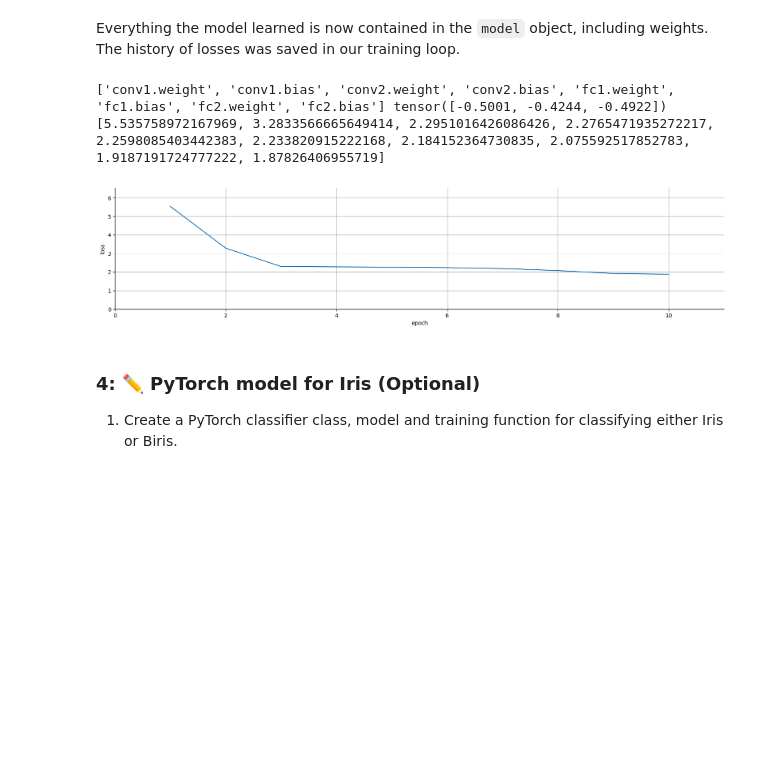
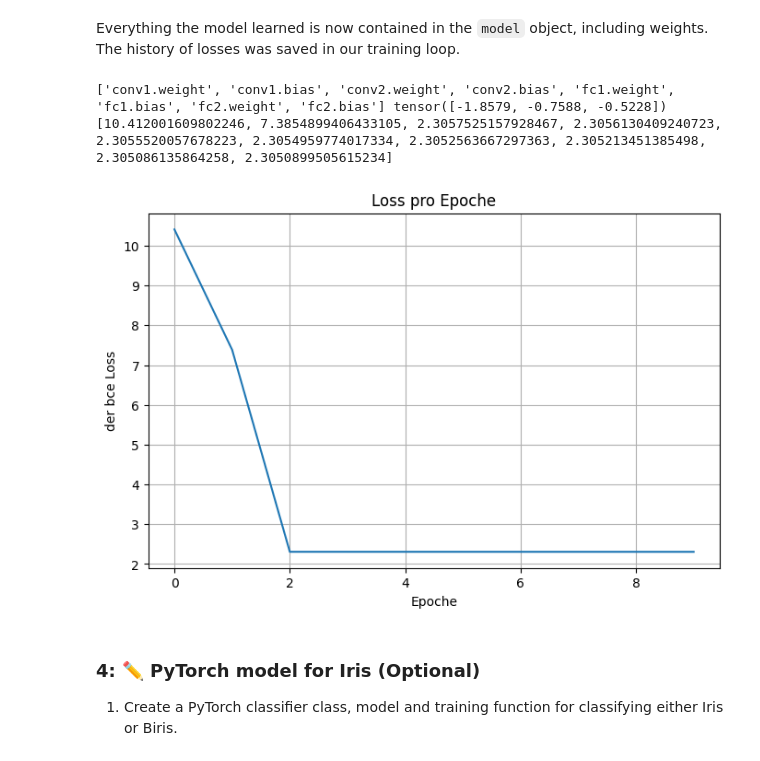
Before and after one commit to SchnilchMitte/ML-Template, a Jupyter notebook: A4_Neural_Networks_PyTorch.ipynb, the cells around one changed output. Saved outputs shown, nothing was run; the diff lists cells and outputs as text; code cells hidden in the pictures; blank space fills up the shorter version.

```diff
--- a/A4_Neural_Networks_PyTorch.ipynb
+++ b/A4_Neural_Networks_PyTorch.ipynb
@@ -759,16 +912,33 @@ loss after epoch 9: 1.87826406955719
 # %% [markdown]
 Everything the model learned is now contained in the ``model`` object, including weights.
 The history of losses was saved in our training loop.
-# %%
-print(list(model.state_dict().keys()), model.state_dict()["conv1.weight"][0][0][0])
-print(loss_history)
-
-
-visualize_loss(loss_history)
-# %% [output]
-['conv1.weight', 'conv1.bias', 'conv2.weight', 'conv2.bias', 'fc1.weight', 'fc1.bias', 'fc2.weight', 'fc2.bias'] tensor([-0.5001, -0.4244, -0.4922])
-[5.535758972167969, 3.2833566665649414, 2.2951016426086426, 2.2765471935272217, 2.2598085403442383, 2.233820915222168, 2.184152364730835, 2.075592517852783, 1.9187191724777222, 1.87826406955719]
-[figure, removed]
+# %%
+def visualize_loss(errors):
+
+    plt.figure(figsize=(8, 5))
+    plt.plot(errors)
+    plt.title("Loss pro Epoche")
+    plt.xlabel("Epoche")
+    plt.ylabel("der bce Loss")
+    plt.grid(True)
+    plt.show()
+
+
+
+
+
+
+
+
+
+print(list(model.state_dict().keys()), model.state_dict()["conv1.weight"][0][0][0])
+print(loss_history)
+
+visualize_loss(loss_history)
+# %% [output]
+['conv1.weight', 'conv1.bias', 'conv2.weight', 'conv2.bias', 'fc1.weight', 'fc1.bias', 'fc2.weight', 'fc2.bias'] tensor([-1.8579, -0.7588, -0.5228])
+[10.412001609802246, 7.3854899406433105, 2.3057525157928467, 2.3056130409240723, 2.3055520057678223, 2.3054959774017334, 2.3052563667297363, 2.305213451385498, 2.305086135864258, 2.3050899505615234]
+[figure, added]
 # %% [markdown]
 ### 4: ✏️ PyTorch model for Iris (Optional)
 1. Create a PyTorch classifier class, model and training function for classifying either Iris or Biris.
```
Also changed, not shown: parts of 20 cells of this notebook.
